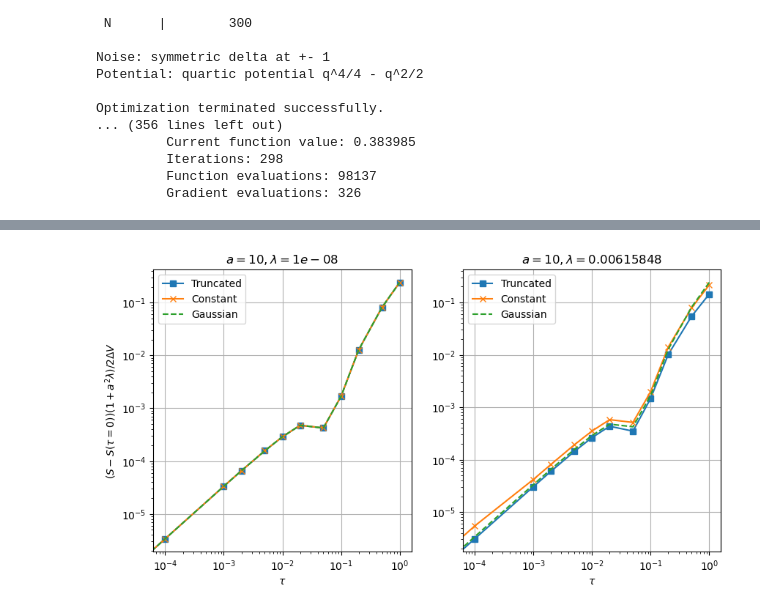
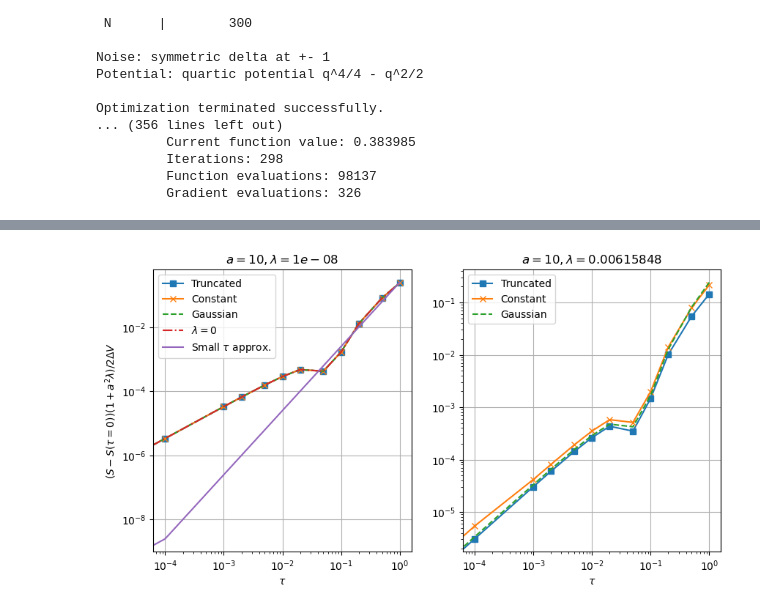
Before and after one commit to larstors/Internship, a Jupyter notebook: numerics/output.ipynb, the cells around one changed output, grey strips where cells are left out. Saved outputs shown, nothing was run; the diff lists cells and outputs as text; code cells hidden in the pictures.

```diff
--- a/numerics/output.ipynb
+++ b/numerics/output.ipynb
@@ -567,7 +567,8 @@ tau = 1e-3
 tau2 = 1e-2
 tau3 = 1e-1
 tau4 = 1e0
-tm = 10
+tau5 = 1e1
+tm = 100
 
 l = np.logspace(-8, 2, base=10, num=20, endpoint=True)
 alp = np.logspace(-2, 2, base=10, num=20,endpoint=True)
@@ -973,15 +1108,17 @@ N = 300
 tau = 1e-3
 tau2 = 1e-2
 tau3 = 1e-1
-tau4 = 1e0
-tm = 20
+tau4 = 1e1
+tm = 100
 
 l = np.logspace(-8, 2, base=10, num=20, endpoint=True)
 alp = np.logspace(-2, 2, base=10, num=20,endpoint=True)
 
 
-#Act, Inst = action_adj(tau=0.0, pot="m", noise="d", ini=-1, fin=0, N=N, tm=tm, maxiter=1500, a=0, lambd=0)
-Act3, Inst3 = action_adj_2(tau=tau4, pot="m", noise="d",ini=-1, fin=0, N=N, tm=tm, maxiter=1500, a=10, lambd=0.01)
+Act, Inst = action_adj_2(tau=tau, pot="m", noise="d", ini=-1, fin=0, N=N, tm=tm, maxiter=1500, a=10, lambd=0.01)
+Act3, Inst3 = action_adj_2(tau=tau, pot="m", noise="g",ini=-1, fin=0, N=N, tm=tm, maxiter=1500, a=10, lambd=0.01, b=0.8)
+Act2, Inst2 = action_adj_2(tau=tau, pot="m", noise="e",ini=-1, fin=0, N=N, tm=tm, maxiter=1500, a=10, lambd=0.01, b=0.8)
+
 print("%f" % Act3)
 #Act2, Inst2 = action_adj(tau=0.0, pot="m", noise="t",ini=-1, fin=0, N=N, tm=tm, maxiter=1500, a=0, lambd=0)
 #Act4, Inst4 = action_adj(tau=0.0, pot="m", noise="t",ini=-1, fin=0, N=N, tm=tm, maxiter=1500, a=a, lambd=l, b=1/2)
@@ -1098,3 +1238,8 @@ Optimization terminated successfully.
          Iterations: 298
          Function evaluations: 98137
          Gradient evaluations: 326
+# %%
+S_nog = []
+for t in tau:
+    print("############################################################")
+    S_nog.append(action_adj(tau=t, pot="m", ini=-1, fin=0, tm=tm, N=N, a=10, lambd=0, D=1))
@@ -1101,34 +1264,42 @@ Optimization terminated successfully.
 # %%
+def g(t):
+    dV = S_lowg[0]
+    return dV * (0.5 * t**2)# - 6/5 * t**4 + 279/35 * t**6)
+
+
 fig, ax = plt.subplots(nrows=1, ncols=2, figsize=(10, 5), sharex=True)
 
 ax[0].plot(tau, np.abs(np.array(S_lowlt)-S_lowlt[0])*(1 + 10**2 * l[0]) / (2*0.25), "-s", label="Truncated")
 ax[0].plot(tau, np.abs(np.array(S_lowlc)-S_lowlc[0])*(1 + 10**2 * l[0]) / (2*0.25), "-x", label="Constant")
 ax[0].plot(tau, np.abs(np.array(S_lowg)-S_lowg[0])*(1 + 10**2 * l[0]) / (2*0.25), "--", label="Gaussian")
-
+ax[0].plot(tau, np.abs(np.array(S_nog)-S_nog[0])/ (2*0.25), "-.", label=r"$\lambda=0$")
+ax[0].plot(tau, g(tau), label=r"Small $\tau$ approx.")
 
 
 ax[1].plot(tau, np.abs(np.array(S_medlt)-S_medlt[0])*(1 + 10**2 * l[index]) / (2*0.25), "-s", label="Truncated")
 ax[1].plot(tau, np.abs(np.array(S_medlc)-S_medlc[0])*(1 + 10**2 * l[index]) / (2*0.25), "-x", label="Constant")
 ax[1].plot(tau, np.abs(np.array(S_medg)-S_medg[0])*(1 + 10**2 * l[index]) / (2*0.25), "--", label="Gaussian")
+
+
 
 ax[1].set_xlabel(r"$\tau$")
 ax[0].set_xlabel(r"$\tau$")
 
 ax[0].set_ylabel(r"$(S-S(\tau=0))(1 + a^2\lambda) / 2\Delta V$")
 
 ax[0].set_title(r"$a=10, \lambda=%g$" % l[0])
 ax[1].set_title(r"$a=10, \lambda=%g$" % l[index])
 
 ax[0].grid()
 ax[1].grid()
 ax[0].legend()
 ax[1].legend()
 
 ax[0].set_xscale("log")
 ax[1].set_xscale("log")
 ax[0].set_yscale("log")
 ax[1].set_yscale("log")
 
 plt.savefig("tau_evolution.pdf", dpi=500, bbox_inches="tight")
 # %% [output]
-[figure, old version]
+[figure, new version]
```
Also changed, not shown: parts of 7 cells of this notebook, 3 other files.
